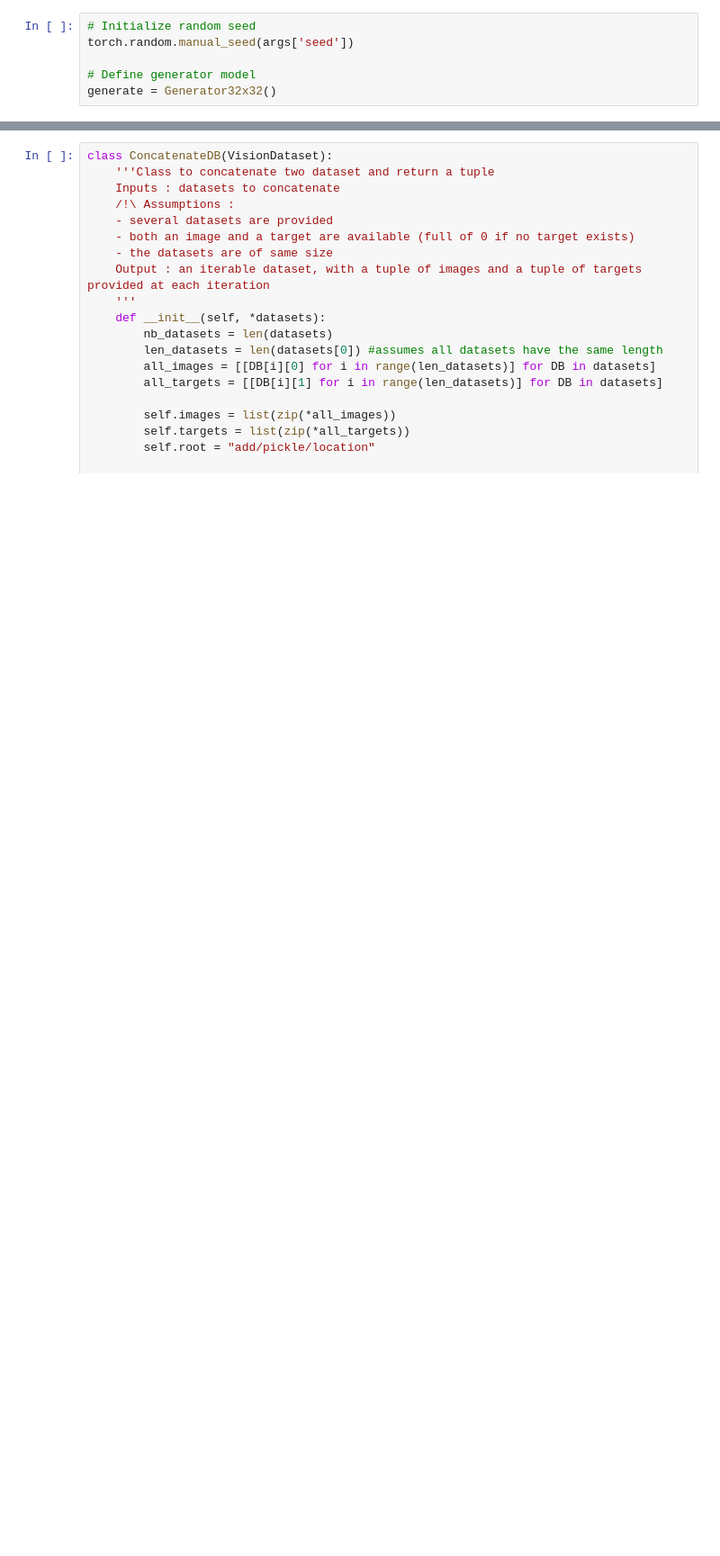
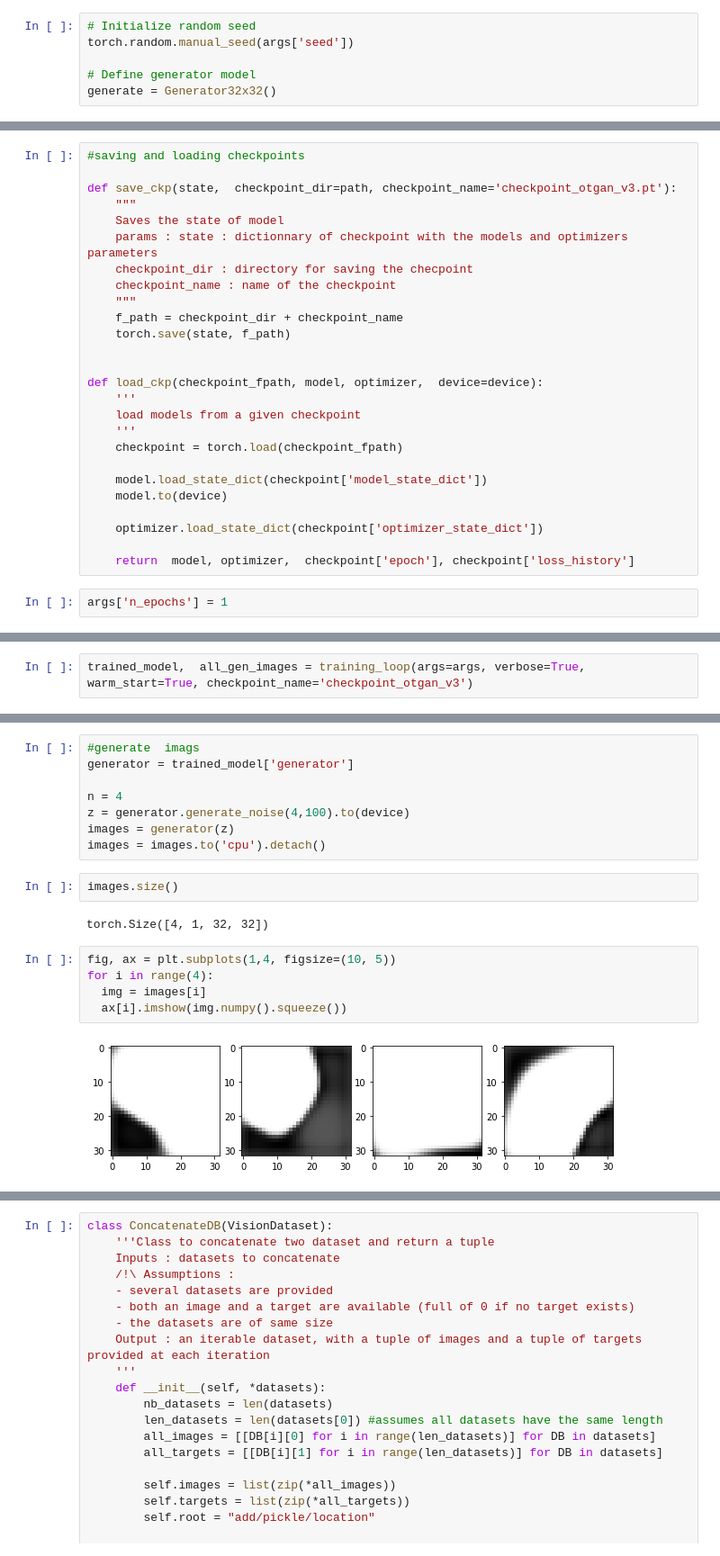
Before and after one commit to philomenec/Optimal-Transport, a Jupyter notebook: OTGAN.ipynb, the cells around one changed output, grey strips where cells are left out. Shown at 90% size. Cells and saved outputs as stored; diff of their text form; blank space fills up the shorter version.

Commit message:
update OTGAN notebook

```diff
--- a/OTGAN.ipynb
+++ b/OTGAN.ipynb
@@ -389,0 +761,28 @@ tensor([[[[-0.0044, -0.0038, -0.0030,  ..., -0.0036, -0.0035, -0.0044],
+# %%
+#saving and loading checkpoints
+
+def save_ckp(state,  checkpoint_dir=path, checkpoint_name='checkpoint_otgan_v3.pt'):
+    """
+    Saves the state of model
+    params : state : dictionnary of checkpoint with the models and optimizers parameters
+    checkpoint_dir : directory for saving the checpoint
+    checkpoint_name : name of the checkpoint
+    """
+    f_path = checkpoint_dir + checkpoint_name
+    torch.save(state, f_path)
+
+
+def load_ckp(checkpoint_fpath, model, optimizer,  device=device):
+    '''
+    load models from a given checkpoint
+    '''
+    checkpoint = torch.load(checkpoint_fpath)
+
+    model.load_state_dict(checkpoint['model_state_dict'])
+    model.to(device)
+
+    optimizer.load_state_dict(checkpoint['optimizer_state_dict'])
+
+    return  model, optimizer,  checkpoint['epoch'], checkpoint['loss_history']
+# %%
+args['n_epochs'] = 1
@@ -389,0 +1004,2 @@ tensor([[[[-0.0044, -0.0038, -0.0030,  ..., -0.0036, -0.0035, -0.0044],
+# %%
+trained_model,  all_gen_images = training_loop(args=args, verbose=True, warm_start=True, checkpoint_name='checkpoint_otgan_v3')
@@ -389,0 +1063,19 @@ tensor([[[[-0.0044, -0.0038, -0.0030,  ..., -0.0036, -0.0035, -0.0044],
+# %%
+#generate  imags
+generator = trained_model['generator']
+
+n = 4
+z = generator.generate_noise(4,100).to(device)
+images = generator(z)
+images = images.to('cpu').detach()
+# %%
+images.size()
+# %% [output]
+torch.Size([4, 1, 32, 32])
+# %%
+fig, ax = plt.subplots(1,4, figsize=(10, 5))
+for i in range(4):
+  img = images[i]
+  ax[i].imshow(img.numpy().squeeze())
+# %% [output]
+[figure, added]
```
Also changed, not shown: parts of 81 cells of this notebook.
